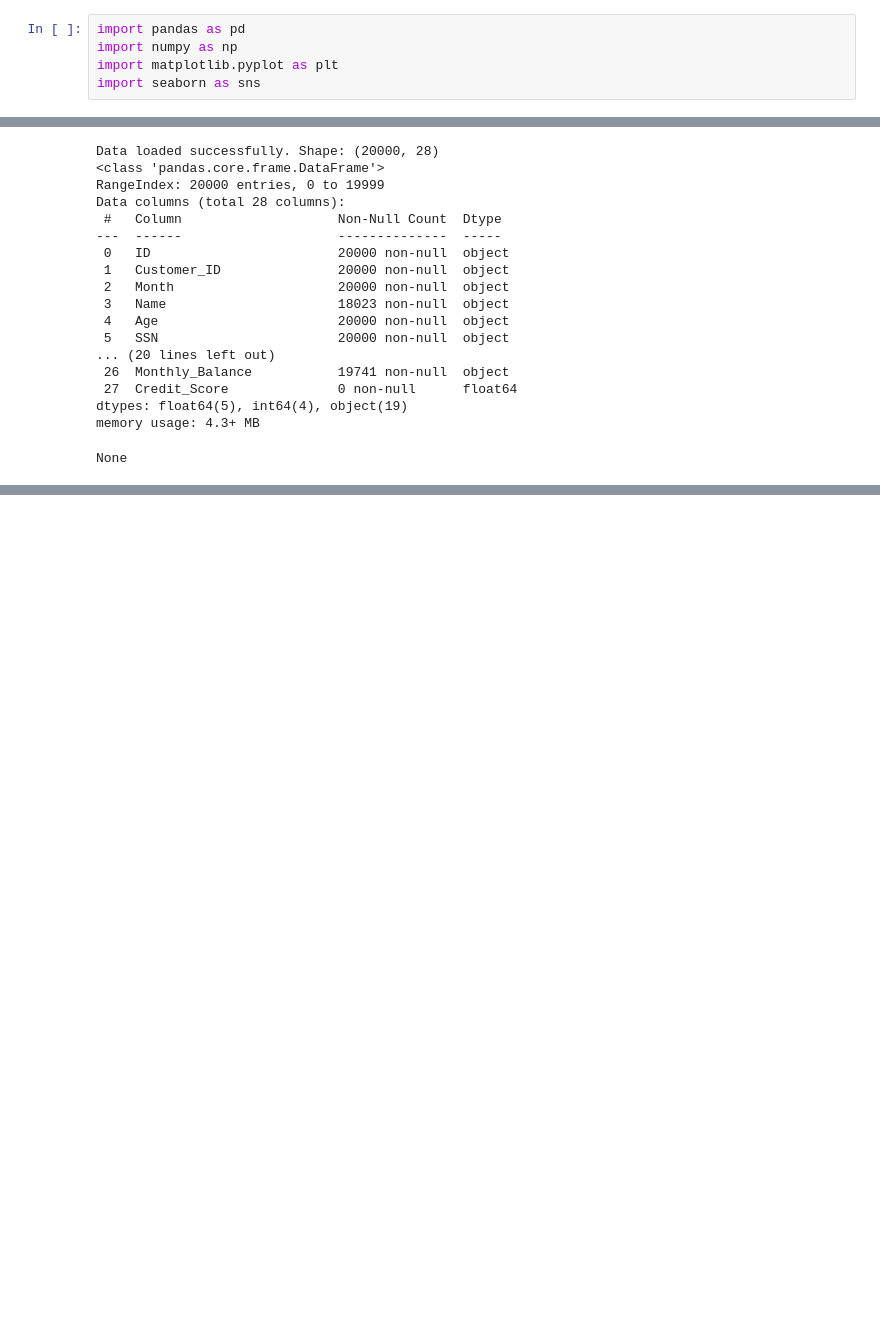
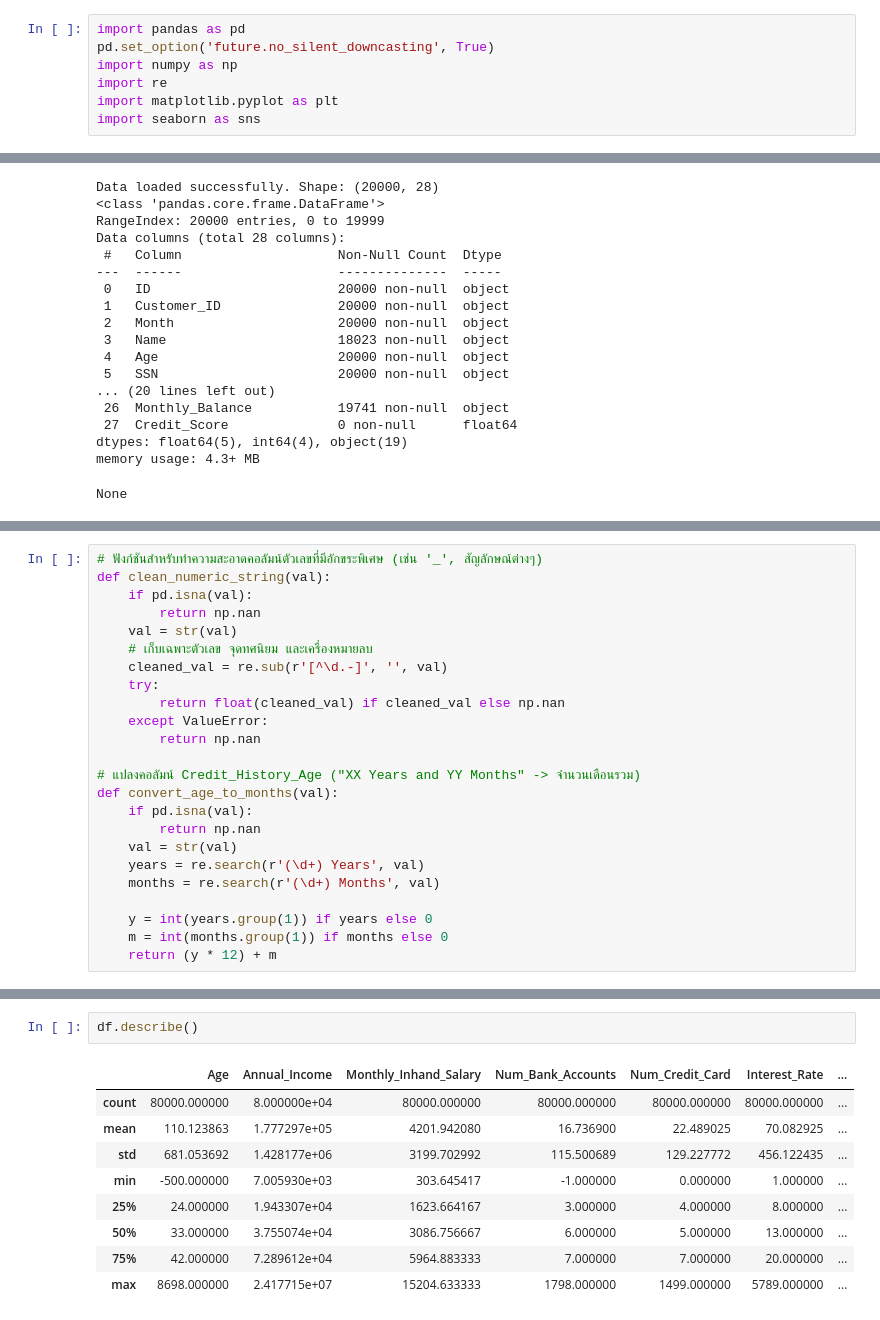
Before and after one commit to sittidetw/dads6003, a Jupyter notebook: hw4_classification/DADS6003_HW4_Classification.ipynb, the cells around one changed output, grey strips where cells are left out. Cells and saved outputs as stored; diff of their text form; blank space fills up the shorter version.

```diff
--- a/hw4_classification/DADS6003_HW4_Classification.ipynb
+++ b/hw4_classification/DADS6003_HW4_Classification.ipynb
@@ -19,6 +13,8 @@ Resolving deltas: 100% (2/2), done.
 # %%
 import pandas as pd
+pd.set_option('future.no_silent_downcasting', True)
 import numpy as np
+import re
 import matplotlib.pyplot as plt
 import seaborn as sns
 # %%
@@ -80,0 +78,24 @@ None
+# %%
+# ฟังก์ชันสำหรับทำความสะอาดคอลัมน์ตัวเลขที่มีอักขระพิเศษ (เช่น '_', สัญลักษณ์ต่างๆ)
+def clean_numeric_string(val):
+    if pd.isna(val):
+        return np.nan
+    val = str(val)
+    # เก็บเฉพาะตัวเลข จุดทศนิยม และเครื่องหมายลบ
+    cleaned_val = re.sub(r'[^\d.-]', '', val)
+    try:
+        return float(cleaned_val) if cleaned_val else np.nan
+    except ValueError:
+        return np.nan
+
+# แปลงคอลัมน์ Credit_History_Age ("XX Years and YY Months" -> จำนวนเดือนรวม)
+def convert_age_to_months(val):
+    if pd.isna(val):
+        return np.nan
+    val = str(val)
+    years = re.search(r'(\d+) Years', val)
+    months = re.search(r'(\d+) Months', val)
+
+    y = int(years.group(1)) if years else 0
+    m = int(months.group(1)) if months else 0
+    return (y * 12) + m
@@ -80,0 +173,12 @@ None
+# %%
+df.describe()
+# %% [output]
+|  | Age | Annual_Income | Monthly_Inhand_Salary | Num_Bank_Accounts | Num_Credit_Card | Interest_Rate | ... |
+| count | 80000.000000 | 8.000000e+04 | 80000.000000 | 80000.000000 | 80000.000000 | 80000.000000 | ... |
+| mean | 110.123863 | 1.777297e+05 | 4201.942080 | 16.736900 | 22.489025 | 70.082925 | ... |
+| std | 681.053692 | 1.428177e+06 | 3199.702992 | 115.500689 | 129.227772 | 456.122435 | ... |
+| min | -500.000000 | 7.005930e+03 | 303.645417 | -1.000000 | 0.000000 | 1.000000 | ... |
+| 25% | 24.000000 | 1.943307e+04 | 1623.664167 | 3.000000 | 4.000000 | 8.000000 | ... |
+| 50% | 33.000000 | 3.755074e+04 | 3086.756667 | 6.000000 | 5.000000 | 13.000000 | ... |
+| 75% | 42.000000 | 7.289612e+04 | 5964.883333 | 7.000000 | 7.000000 | 20.000000 | ... |
+| max | 8698.000000 | 2.417715e+07 | 15204.633333 | 1798.000000 | 1499.000000 | 5789.000000 | ... |
```
Also changed, not shown: parts of 4 cells of this notebook.
